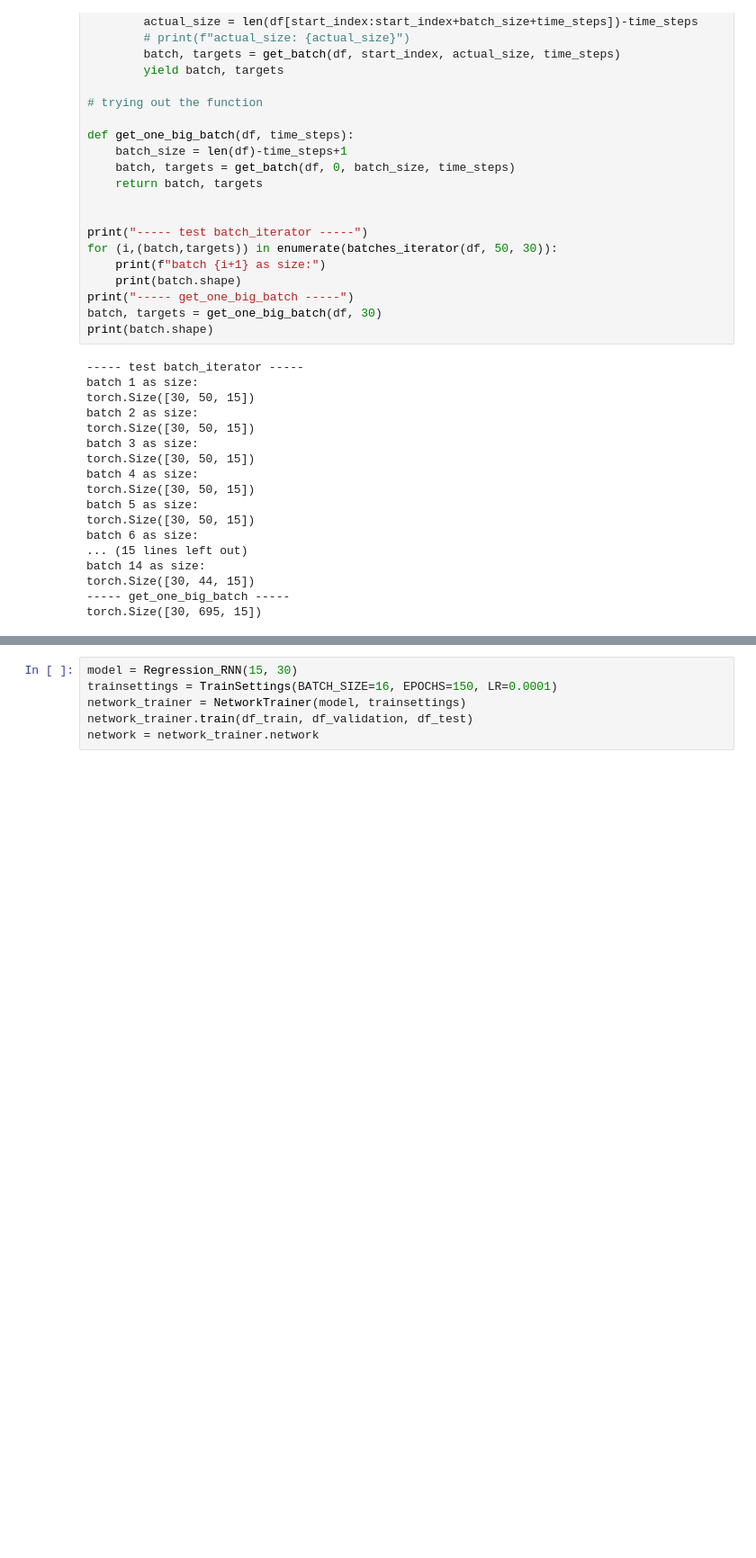
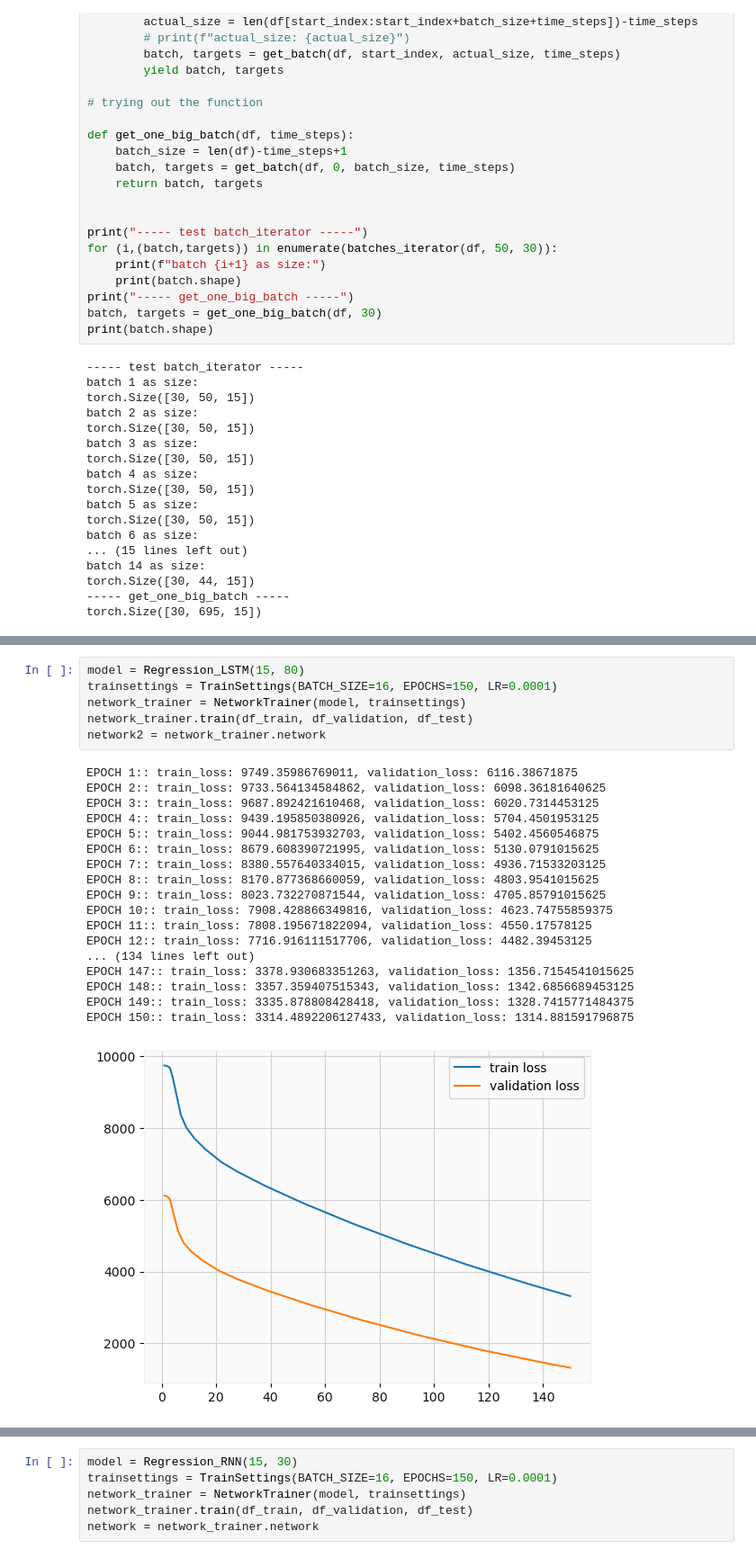
Before and after one commit to tadeohepperle/financial_technology_project2_stock_price_prediction, a Jupyter notebook: hw2_A11922105.ipynb, the cells around one changed output, grey strips where cells are left out. Shown at 90% size. Saved outputs shown, nothing was run; the diff lists cells and outputs as text; blank space fills up the shorter version.

Commit message:
commit lstm

```diff
--- a/hw2_A11922105.ipynb
+++ b/hw2_A11922105.ipynb
@@ -455,0 +489,25 @@ class NetworkTrainer:
+# %%
+model = Regression_LSTM(15, 80)
+trainsettings = TrainSettings(BATCH_SIZE=16, EPOCHS=150, LR=0.0001)
+network_trainer = NetworkTrainer(model, trainsettings)
+network_trainer.train(df_train, df_validation, df_test)
+network2 = network_trainer.network
+# %% [output]
+EPOCH 1:: train_loss: 9749.35986769011, validation_loss: 6116.38671875
+EPOCH 2:: train_loss: 9733.564134584862, validation_loss: 6098.36181640625
+EPOCH 3:: train_loss: 9687.892421610468, validation_loss: 6020.7314453125
+EPOCH 4:: train_loss: 9439.195850380926, validation_loss: 5704.4501953125
+EPOCH 5:: train_loss: 9044.981753932703, validation_loss: 5402.4560546875
+EPOCH 6:: train_loss: 8679.608390721995, validation_loss: 5130.0791015625
+EPOCH 7:: train_loss: 8380.557640334015, validation_loss: 4936.71533203125
+EPOCH 8:: train_loss: 8170.877368660059, validation_loss: 4803.9541015625
+EPOCH 9:: train_loss: 8023.732270871544, validation_loss: 4705.85791015625
+EPOCH 10:: train_loss: 7908.428866349816, validation_loss: 4623.74755859375
+EPOCH 11:: train_loss: 7808.195671822094, validation_loss: 4550.17578125
+EPOCH 12:: train_loss: 7716.916111517706, validation_loss: 4482.39453125
+... (134 lines left out)
+EPOCH 147:: train_loss: 3378.930683351263, validation_loss: 1356.7154541015625
+EPOCH 148:: train_loss: 3357.359407515343, validation_loss: 1342.6856689453125
+EPOCH 149:: train_loss: 3335.878808428418, validation_loss: 1328.7415771484375
+EPOCH 150:: train_loss: 3314.4892206127433, validation_loss: 1314.881591796875
+[figure, added]
```
Also changed, not shown: parts of 7 cells of this notebook.
